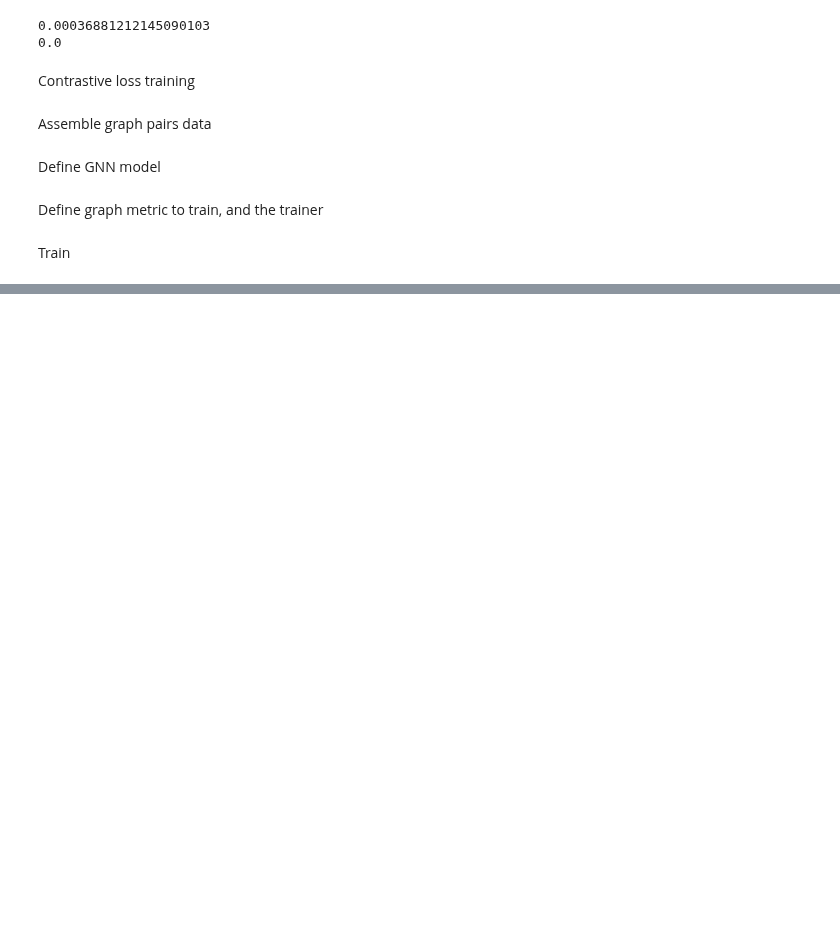
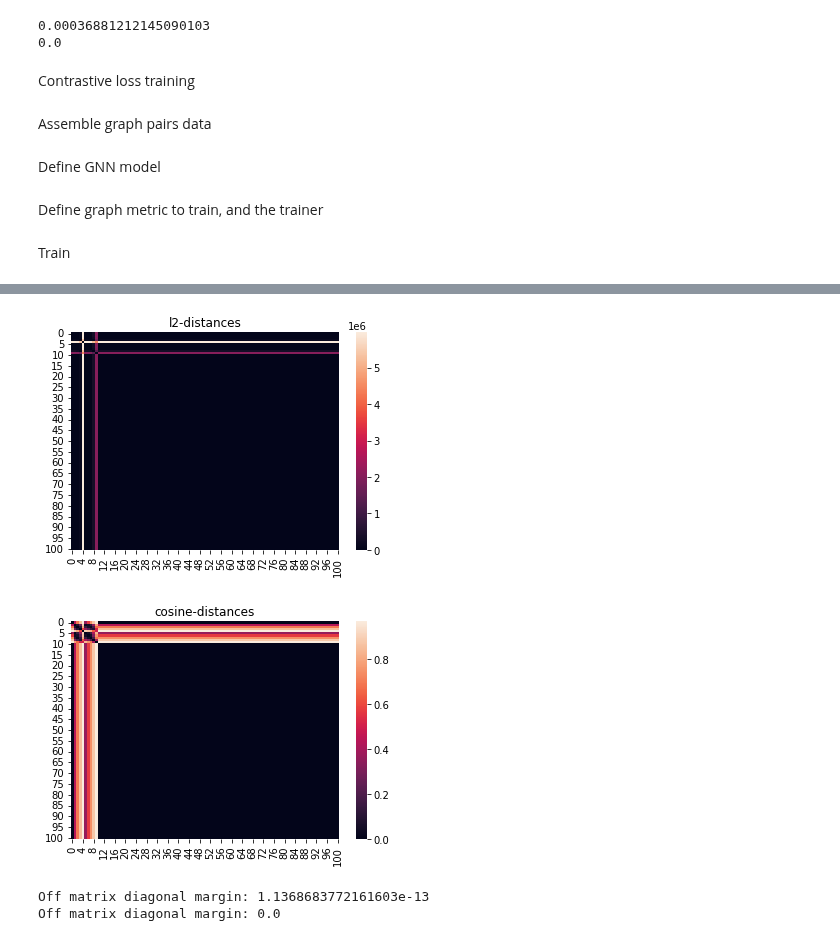
Before and after one commit to vistalab-technion/GraphMatching, a Jupyter notebook: notebooks/gnn_based_classifier.ipynb, the cells around one changed output, grey strips where cells are left out. Cells and saved outputs as stored; diff of their text form; code cells hidden in the pictures; blank space fills up the shorter version.

```diff
--- a/notebooks/gnn_based_classifier.ipynb
+++ b/notebooks/gnn_based_classifier.ipynb
@@ -336,0 +450,7 @@ print(get_min_non_diagonal_entry(cos_dists))
+# %%
+show_distances_heatmap(all_s2v_graphs, model)
+# %% [output]
+[figure, added]
+[figure, added]
+Off matrix diagonal margin: 1.1368683772161603e-13
+Off matrix diagonal margin: 0.0
```
Also changed, not shown: parts of 19 cells of this notebook, 1 other file.
